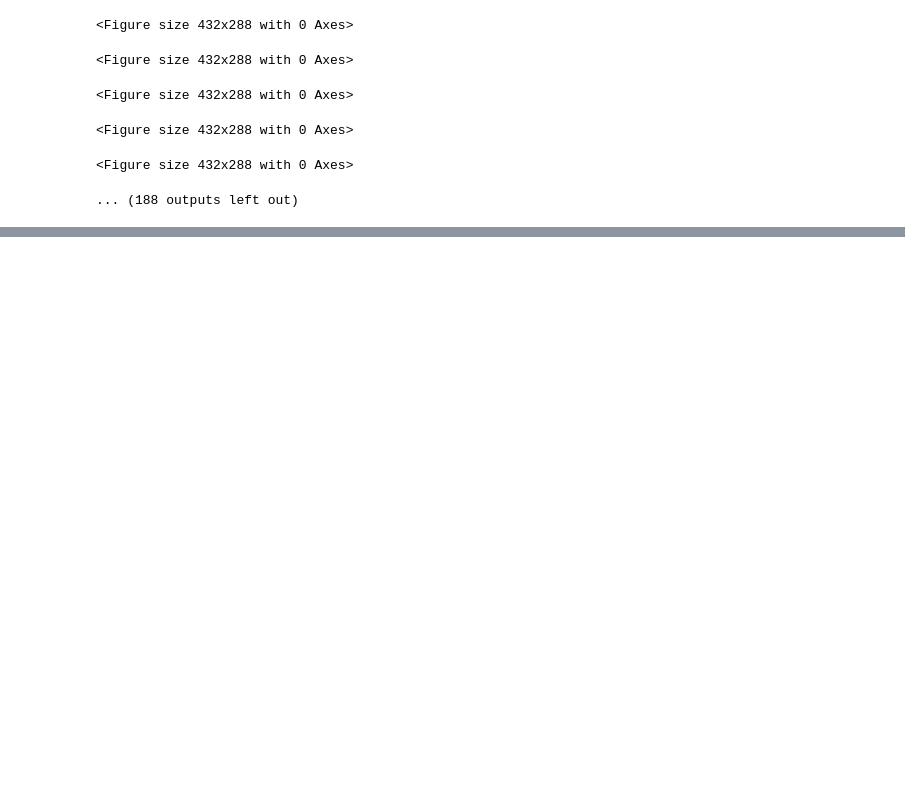
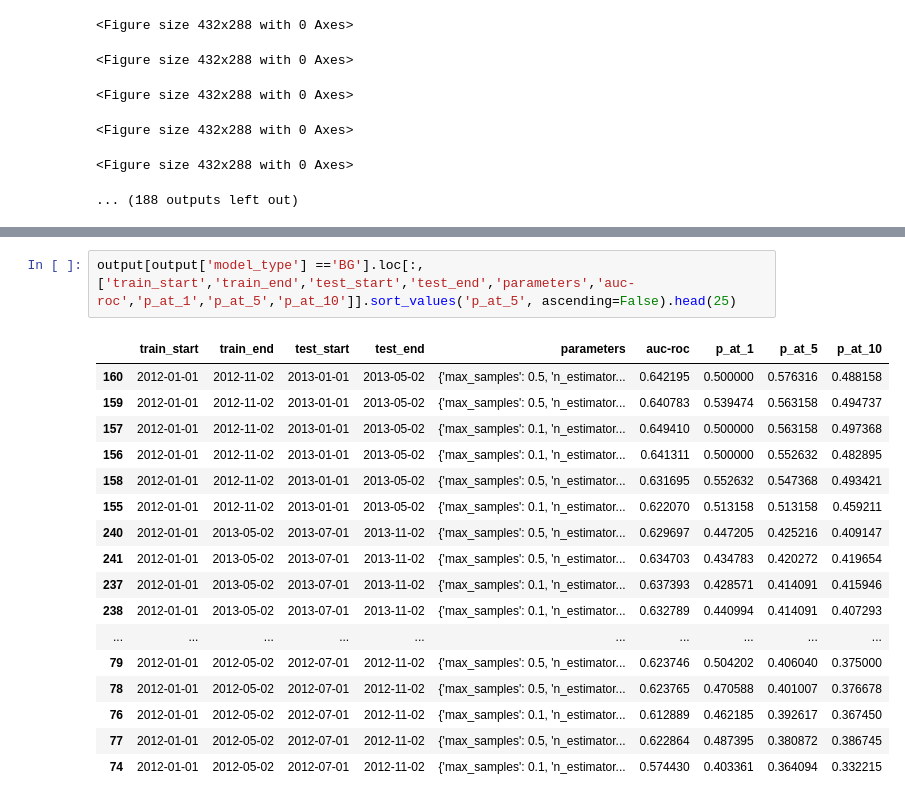
Before and after one commit to jamjensen/ml-pub-policy, a Jupyter notebook: hw3/hw3-notebook.ipynb, the cells around one changed output, grey strips where cells are left out. Drawn from its saved outputs; the diff is of its cells as text; blank space fills up the shorter version.

```diff
--- a/hw3/hw3-notebook.ipynb
+++ b/hw3/hw3-notebook.ipynb
@@ -347,0 +265,20 @@ output
+# %%
+output[output['model_type'] =='BG'].loc[:,['train_start','train_end','test_start','test_end','parameters','auc-roc','p_at_1','p_at_5','p_at_10']].sort_values('p_at_5', ascending=False).head(25)
+# %% [output]
+|  | train_start | train_end | test_start | test_end | parameters | auc-roc | p_at_1 | p_at_5 | p_at_10 |
+| 160 | 2012-01-01 | 2012-11-02 | 2013-01-01 | 2013-05-02 | {'max_samples': 0.5, 'n_estimator... | 0.642195 | 0.500000 | 0.576316 | 0.488158 |
+| 159 | 2012-01-01 | 2012-11-02 | 2013-01-01 | 2013-05-02 | {'max_samples': 0.5, 'n_estimator... | 0.640783 | 0.539474 | 0.563158 | 0.494737 |
+| 157 | 2012-01-01 | 2012-11-02 | 2013-01-01 | 2013-05-02 | {'max_samples': 0.1, 'n_estimator... | 0.649410 | 0.500000 | 0.563158 | 0.497368 |
+| 156 | 2012-01-01 | 2012-11-02 | 2013-01-01 | 2013-05-02 | {'max_samples': 0.1, 'n_estimator... | 0.641311 | 0.500000 | 0.552632 | 0.482895 |
+| 158 | 2012-01-01 | 2012-11-02 | 2013-01-01 | 2013-05-02 | {'max_samples': 0.5, 'n_estimator... | 0.631695 | 0.552632 | 0.547368 | 0.493421 |
+| 155 | 2012-01-01 | 2012-11-02 | 2013-01-01 | 2013-05-02 | {'max_samples': 0.1, 'n_estimator... | 0.622070 | 0.513158 | 0.513158 | 0.459211 |
+| 240 | 2012-01-01 | 2013-05-02 | 2013-07-01 | 2013-11-02 | {'max_samples': 0.5, 'n_estimator... | 0.629697 | 0.447205 | 0.425216 | 0.409147 |
+| 241 | 2012-01-01 | 2013-05-02 | 2013-07-01 | 2013-11-02 | {'max_samples': 0.5, 'n_estimator... | 0.634703 | 0.434783 | 0.420272 | 0.419654 |
+| 237 | 2012-01-01 | 2013-05-02 | 2013-07-01 | 2013-11-02 | {'max_samples': 0.1, 'n_estimator... | 0.637393 | 0.428571 | 0.414091 | 0.415946 |
+| 238 | 2012-01-01 | 2013-05-02 | 2013-07-01 | 2013-11-02 | {'max_samples': 0.1, 'n_estimator... | 0.632789 | 0.440994 | 0.414091 | 0.407293 |
+| ... | ... | ... | ... | ... | ... | ... | ... | ... | ... |
+| 79 | 2012-01-01 | 2012-05-02 | 2012-07-01 | 2012-11-02 | {'max_samples': 0.5, 'n_estimator... | 0.623746 | 0.504202 | 0.406040 | 0.375000 |
+| 78 | 2012-01-01 | 2012-05-02 | 2012-07-01 | 2012-11-02 | {'max_samples': 0.5, 'n_estimator... | 0.623765 | 0.470588 | 0.401007 | 0.376678 |
+| 76 | 2012-01-01 | 2012-05-02 | 2012-07-01 | 2012-11-02 | {'max_samples': 0.1, 'n_estimator... | 0.612889 | 0.462185 | 0.392617 | 0.367450 |
+| 77 | 2012-01-01 | 2012-05-02 | 2012-07-01 | 2012-11-02 | {'max_samples': 0.5, 'n_estimator... | 0.622864 | 0.487395 | 0.380872 | 0.386745 |
+| 74 | 2012-01-01 | 2012-05-02 | 2012-07-01 | 2012-11-02 | {'max_samples': 0.1, 'n_estimator... | 0.574430 | 0.403361 | 0.364094 | 0.332215 |
```
Also changed, not shown: parts of 11 cells of this notebook.
